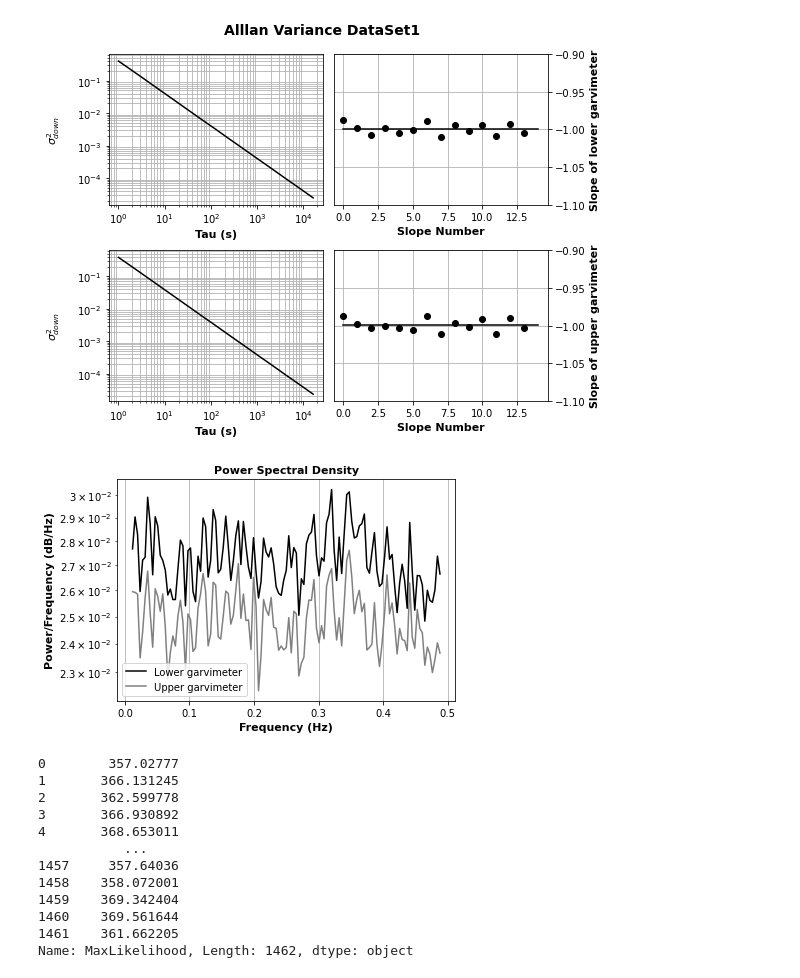
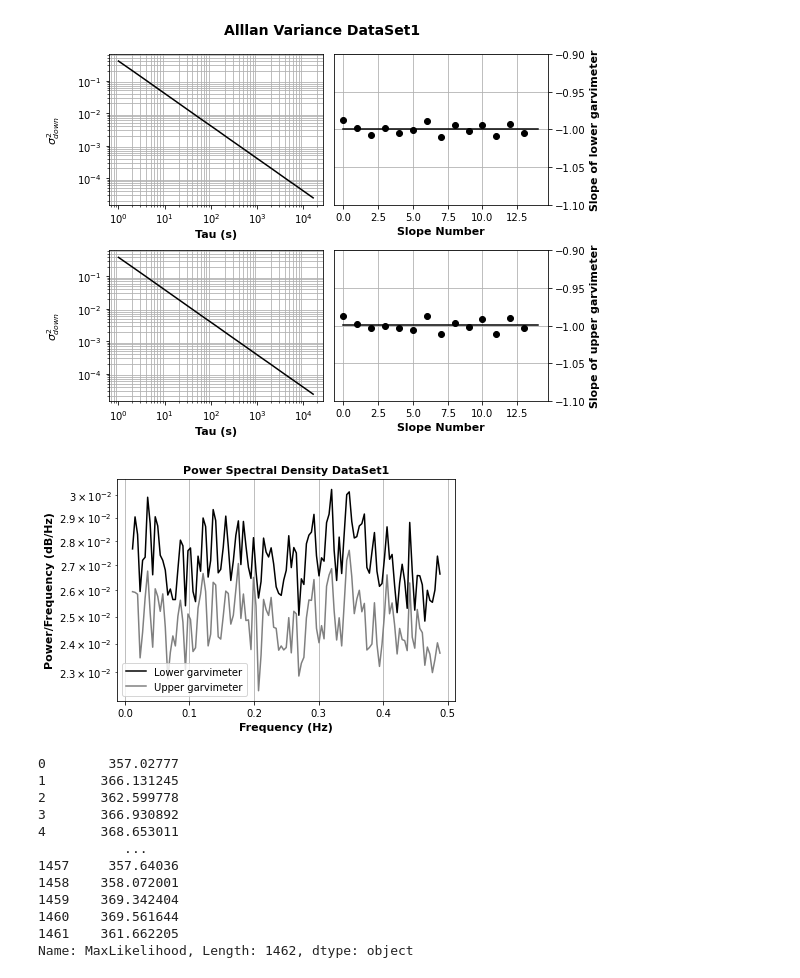
Before and after one commit to AmirAbbasSaberi/Sensitivity-analysis-of-gravimeter-and-gravity-gradiometer-based-on-cold-atom-interferometry, a Jupyter notebook: Noise Assessment/DataSet1_Code.ipynb, the cells around one changed output. Drawn from its saved outputs; the diff is of its cells as text; code cells hidden in the pictures.

```diff
--- a/Noise Assessment/DataSet1_Code.ipynb
+++ b/Noise Assessment/DataSet1_Code.ipynb
@@ -9,7 +9,7 @@ from scipy.signal import welch , periodogram
 from scipy.stats import gaussian_kde
 # %matplotlib qt
 # %%
-data = np.loadtxt('20200810.txt')
+data = np.loadtxt('InPut/20200810.txt')
 up = data[:,0]
 down = data[:,1]
 
@@ -567,22 +567,22 @@ plt.savefig('OutPut/figure4.png', dpi=800)
 # %%
 frequencies, psd = welch(data[:,0])
 
 # Plot the power spectral density
 plt.figure(figsize=(6, 4))
 plt.semilogy(frequencies[3:len(psd)-3], psd[3:len(psd)-3], label = 'Lower garvimeter',color = 'black')
 plt.xlabel('Frequency (Hz)', fontsize=11, fontweight='bold')
 plt.ylabel('Power/Frequency (dB/Hz)', fontsize=11, fontweight='bold')
-plt.title('Power Spectral Density', fontsize=11, fontweight='bold')
+plt.title('Power Spectral Density DataSet1', fontsize=11, fontweight='bold')
 plt.grid(True)
 
 frequencies, psd = welch(data[:,1])
 plt.semilogy(frequencies[3:len(psd)-3], psd[3:len(psd)-3],label = 'Upper garvimeter',color = 'gray')
 plt.legend()
 plt.tight_layout()
 
-plt.savefig('OutPut/figure8.png', dpi=400)
+plt.savefig('FigOutPut/figure7.png', dpi=400)
 # %% [output]
-[figure, old version]
+[figure, new version]
 # %%
 FitEllipseData_WhiteAndRandom['MaxLikelihood']
 # %% [output]
```
Also changed, not shown: parts of 3 cells of this notebook, 26 other files.
